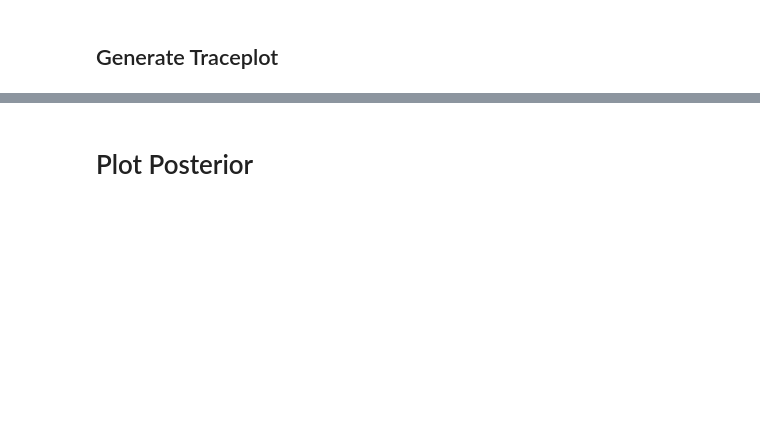
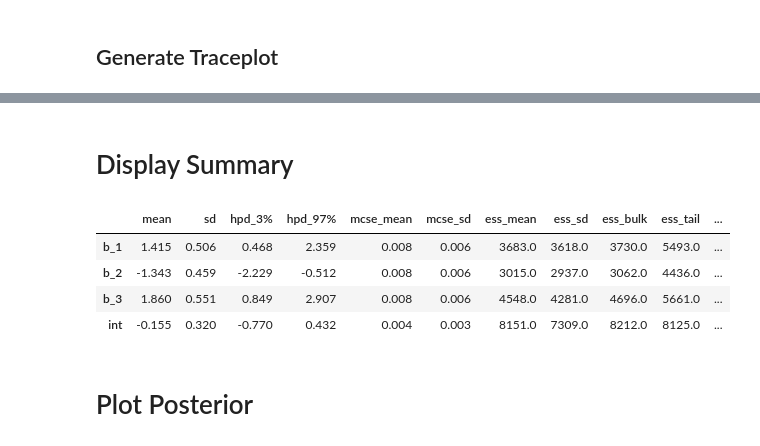
Before and after one commit to scoutiii/pyjags_JW, a Jupyter notebook: notebooks/Logistic Regression.ipynb, the cells around one changed output, grey strips where cells are left out. Cells and saved outputs as stored; diff of their text form; code cells hidden in the pictures; blank space fills up the shorter version.

```diff
--- a/notebooks/Logistic Regression.ipynb
+++ b/notebooks/Logistic Regression.ipynb
@@ -289,3 +289,13 @@ az.plot_trace(idata_jags_model_2);
+# %% [markdown]
+# Display Summary
+# %%
+az.summary(idata_jags_model_2)
+# %% [output]
+|  | mean | sd | hpd_3% | hpd_97% | mcse_mean | mcse_sd | ess_mean | ess_sd | ess_bulk | ess_tail | ... |
+| b_1 | 1.415 | 0.506 | 0.468 | 2.359 | 0.008 | 0.006 | 3683.0 | 3618.0 | 3730.0 | 5493.0 | ... |
+| b_2 | -1.343 | 0.459 | -2.229 | -0.512 | 0.008 | 0.006 | 3015.0 | 2937.0 | 3062.0 | 4436.0 | ... |
+| b_3 | 1.860 | 0.551 | 0.849 | 2.907 | 0.008 | 0.006 | 4548.0 | 4281.0 | 4696.0 | 5661.0 | ... |
+| int | -0.155 | 0.320 | -0.770 | 0.432 | 0.004 | 0.003 | 8151.0 | 7309.0 | 8212.0 | 8125.0 | ... |
 # %% [markdown]
 # Plot Posterior
 # %%
```
Also changed, not shown: parts of 14 cells of this notebook, 1 other file.
